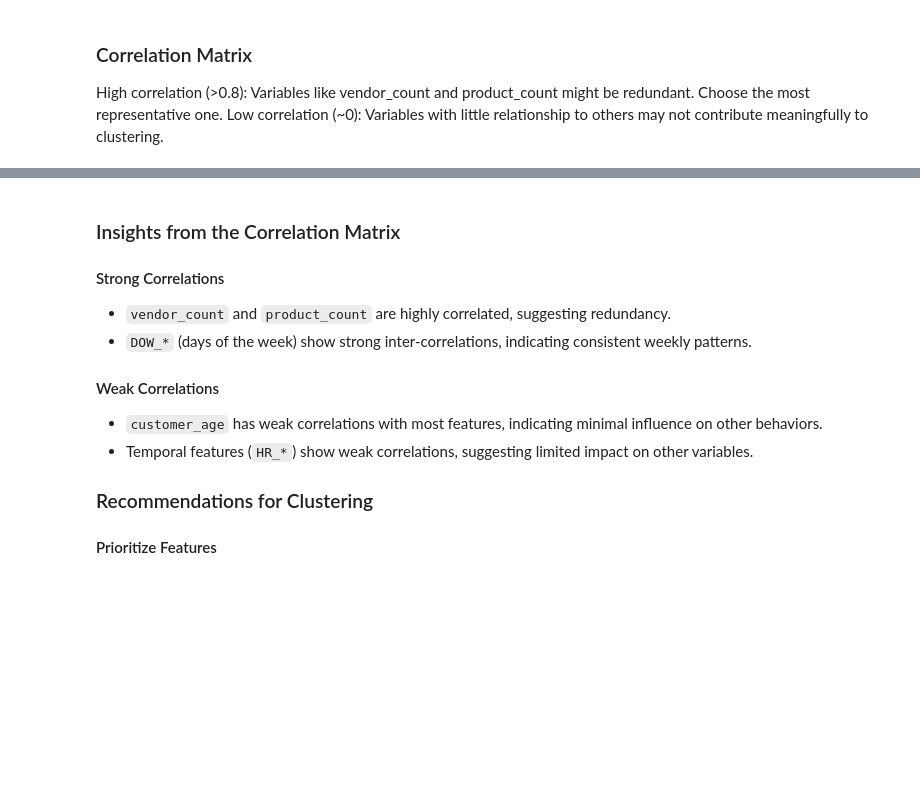
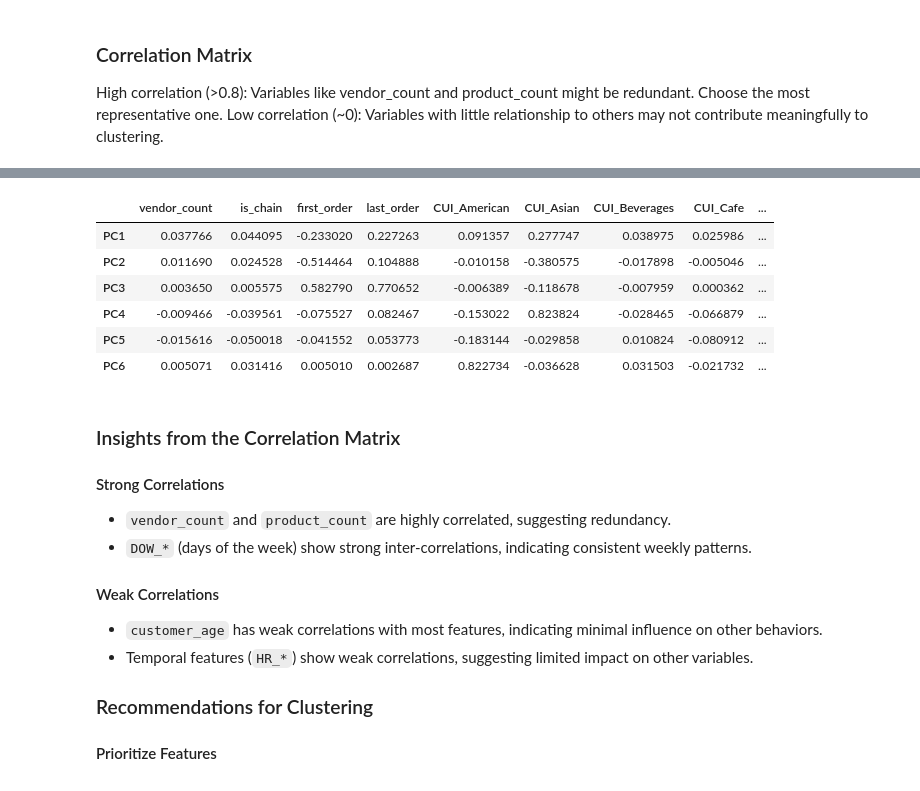
Before and after one commit to MiguelMangerona/Data-Mining-Project, a Jupyter notebook: DM2425_Part1_56.ipynb, the cells around one changed output, grey strips where cells are left out. Saved outputs shown, nothing was run; the diff lists cells and outputs as text; code cells hidden in the pictures; blank space fills up the shorter version.

```diff
--- a/DM2425_Part1_56.ipynb
+++ b/DM2425_Part1_56.ipynb
@@ -1399,0 +1422,9 @@ Using the meaning of variables in the dataset, the following features are identi
+# %%
+# List of features to remove (CUI_*, DOW_*, HR_* columns)
+features_to_remove = [col for col in metric_df.columns if col.startswith('DOW_') or col.startswith('HR_')]
+
+# Remove the granular features
+metric_df = metric_df.drop(columns=features_to_remove)
+
+# Verify the remaining feature names
+print(metric_df.columns)
@@ -1532,3 +1671,32 @@ Selected Features: ['customer_age', 'vendor_count', 'is_chain', 'first_order', '
+# %%
+# Extract the loadings (components)
+loadings = pca.components_
+
+# Create a DataFrame with the loadings for each principal component
+loadings_df = pd.DataFrame(loadings, columns=metric_df.columns, index=[f"PC{i+1}" for i in range(pca.n_components_)])
+
+# Define the function to apply the color styling
+def _color_red_or_green(val):
+    if val < -0.45:
+        return 'background-color: #ffbdbd'  # Light red
+    elif val > 0.45:
+        return 'background-color: #b3ffcc'  # Light green
+    else:
+        return ''  # No color for values between -0.45 and 0.45
+
+# Apply the function to each cell using applymap
+styled_loadings_df = loadings_df.style.applymap(_color_red_or_green)
+
+# Display the styled DataFrame
+styled_loadings_df
+# %% [output]
+|  | vendor_count | is_chain | first_order | last_order | CUI_American | CUI_Asian | CUI_Beverages | CUI_Cafe | ... |
+| PC1 | 0.037766 | 0.044095 | -0.233020 | 0.227263 | 0.091357 | 0.277747 | 0.038975 | 0.025986 | ... |
+| PC2 | 0.011690 | 0.024528 | -0.514464 | 0.104888 | -0.010158 | -0.380575 | -0.017898 | -0.005046 | ... |
+| PC3 | 0.003650 | 0.005575 | 0.582790 | 0.770652 | -0.006389 | -0.118678 | -0.007959 | 0.000362 | ... |
+| PC4 | -0.009466 | -0.039561 | -0.075527 | 0.082467 | -0.153022 | 0.823824 | -0.028465 | -0.066879 | ... |
+| PC5 | -0.015616 | -0.050018 | -0.041552 | 0.053773 | -0.183144 | -0.029858 | 0.010824 | -0.080912 | ... |
+| PC6 | 0.005071 | 0.031416 | 0.005010 | 0.002687 | 0.822734 | -0.036628 | 0.031503 | -0.021732 | ... |
 # %% [markdown]
 ### Insights from the Correlation Matrix
 
```
Also changed, not shown: parts of 40 cells of this notebook.
